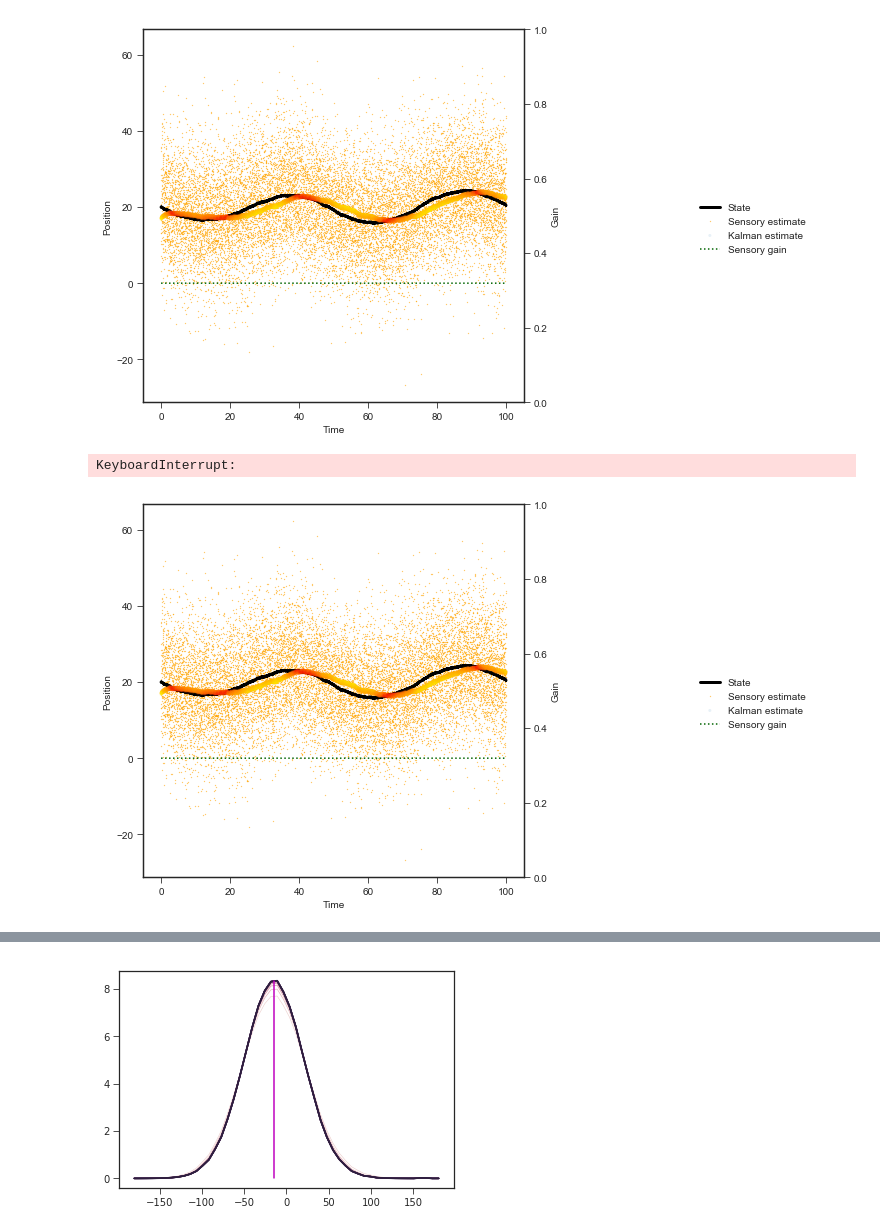
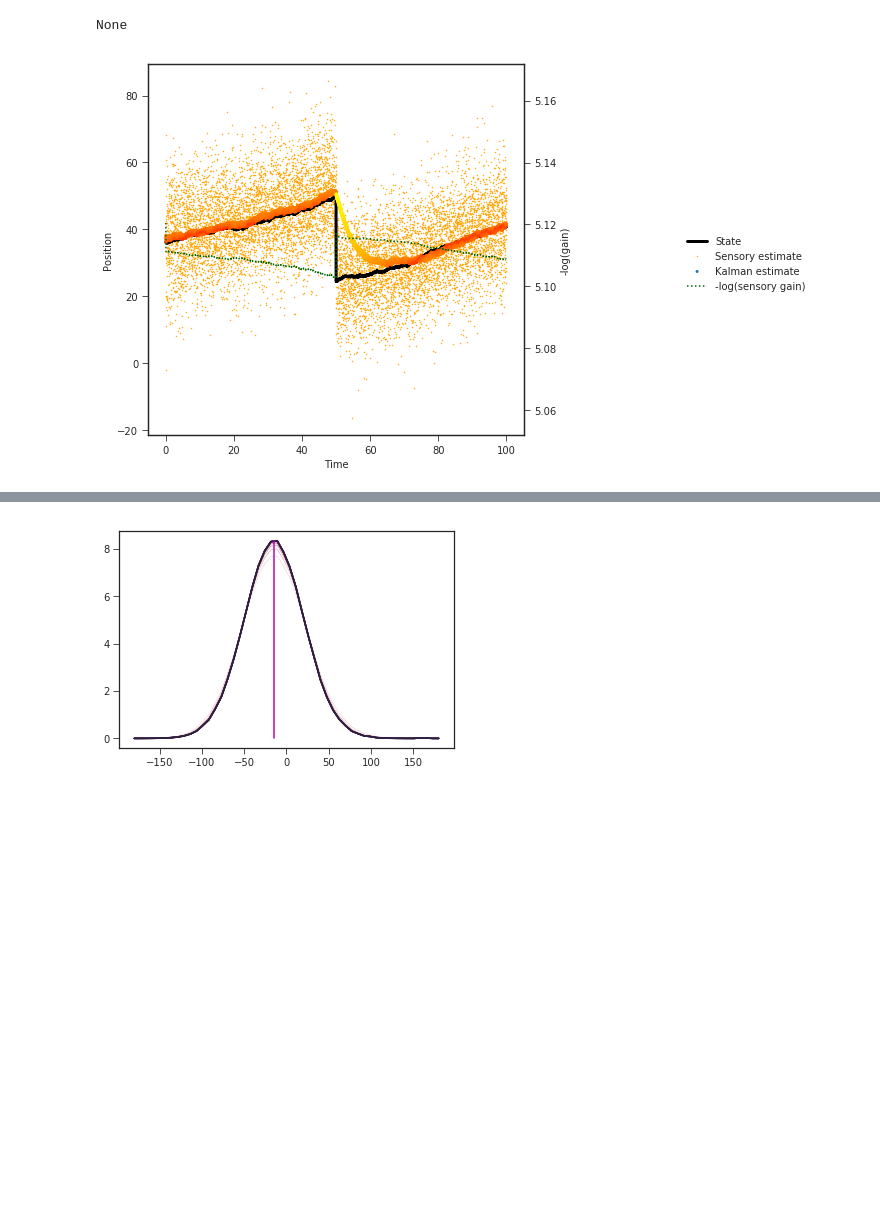
Before and after one commit to mlprt/neurkal, a Jupyter notebook: 1d_tracking.ipynb, the cells around one changed output, grey strips where cells are left out. Drawn from its saved outputs; the diff is of its cells as text; code cells hidden in the pictures; blank space fills up the shorter version.

Commit message:
Simplifying 1d tracking loop. Using a structured array to store results.

```diff
--- a/1d_tracking.ipynb
+++ b/1d_tracking.ipynb
@@ -45,15 +43,16 @@ Z = [[0.001]]  # motor noise variance
 c = np.array([[1]])
 # %%
 # simulation parameters
+D = 1
 p = 30  # units in input networks
 th_r = [-180, 180]
 d_th = [20, 30]
 #steps = int(np.diff(d_th) / B[0][0])  # number of timesteps
-steps = 15000
+steps = 10000
 t_f = 100
 ts = np.linspace(0, t_f, steps)
 
-change = False
+change = True
 dx_change = 25
 
 prior = True
@@ -201,8 +191,3 @@ cProfile.run('iterate_network(ts)', 'kalnet_stats_numba')
-# %%
-abs_errors = np.abs(np.array(states) - np.array(estimates))
-abs_errors_norm = np.ravel(abs_errors / np.max(abs_errors))
-sq_errors = abs_errors ** 2
-log_errors = abs_errors ** 0.15
 # %%
 # profile kalman_network.update line-by-line
 sensory_input(state.x[0])
@@ -265,42 +229,31 @@ pp.close()
 # %%
 # plot of estimates and sensory gains over time
 handle = display(None, display_id=True)
 palette = itertools.cycle(sns.color_palette("cubehelix", 8))
 fig, ax1 = plt.subplots(figsize=(10, 6))
 pp = PdfPages('kn2.pdf')
 ax1.set_xlabel("Time")
 ax1.set_ylabel("Position")
 #ax1.set_ylim([-40, 60])
 
-p4, = ax1.plot(ts, meas, '.', color='orange', label="Sensory estimate", ms=.5)
-p1, = ax1.plot(ts, states, '-', color='k', label="State", lw=3)
-p2 = ax1.scatter(ts, estimates, c=log_errors, marker='.', alpha=.1, label="Kalman estimate", linewidths=0.1, cmap='autumn', edgecolors='none', zorder=5)#'-', color='r', label="Kalman estimate", markerfacecolor='none', lw=0.5)
+p4, = ax1.plot(ts, record["input_readouts"], '.', color='orange', label="Sensory estimate", ms=1)
+p1, = ax1.plot(ts, record["state"], '-', color='k', label="State", lw=3)
+p2 = ax1.scatter(ts, record["estimate"], c=abs_errors ** 0.25, marker='.', alpha=1, label="Kalman estimate", linewidths=0.1, cmap='autumn', edgecolors='none', zorder=5)#'-', color='r', label="Kalman estimate", markerfacecolor='none', lw=0.5)
 ax2 = ax1.twinx()
-ax2.set_ylabel("Gain")
-#ax2.set_ylim([0, 1])
-p3, = ax1.plot(ts, gains, ':', color='darkgreen', label="Sensory gain", ms=5)
+ax2.set_ylabel("-log(gain)")
+ax2.set_ylim([0.99 * np.min(log_gain), 1.01 * np.max(log_gain)])
+p3, = ax2.plot(ts, log_gain, ':', color='darkgreen', label="-log(sensory gain)", ms=5)
 #p5, = ax2.plot(ts, errors, ':', color='m', label="Absolute error", markerfacecolor='none', lw=0.5)
 
 ps = [p1, p4, p2, p3]#, p5]
 labels = [p.get_label() for p in ps]
 fig.legend(ps, labels, loc=7)
 fig.tight_layout()
 fig.subplots_adjust(right=0.6)
-#plt.show()
-#pp.savefig(fig)
-#fig.savefig('test.png')
+plt.show()
+pp.savefig(fig)
+fig.savefig('test.png')
 pp.close()
-
-colors = np.zeros((steps, 4))
-colors[:, 0] = 1
-colors[:, 3] = 0.1
-
-for k in range(1, 50):
-    colors[:, 1] = abs_errors_norm ** (k / 50)
-    p2.set_color(colors)
-    handle.update(fig)
-    time.sleep(.1)
 # %% [output]
+None
-[figure, old version]
+[figure, new version]
-KeyboardInterrupt:
-[figure, removed]
```
Also changed, not shown: parts of 15 cells of this notebook.
